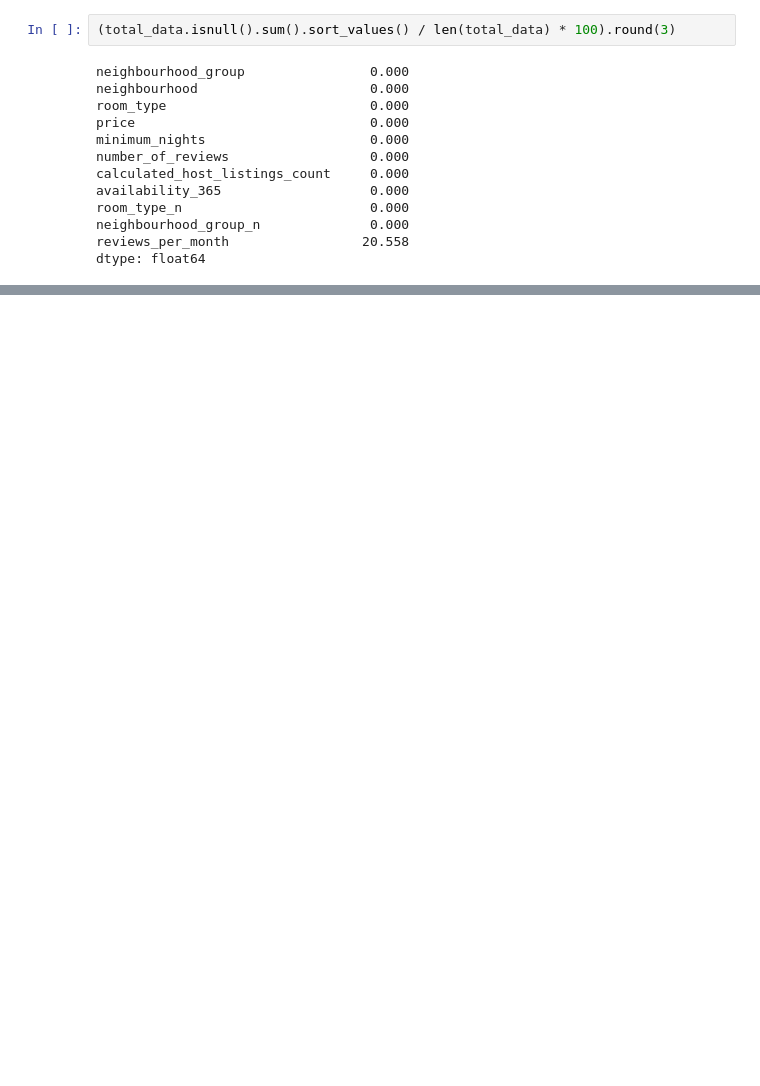
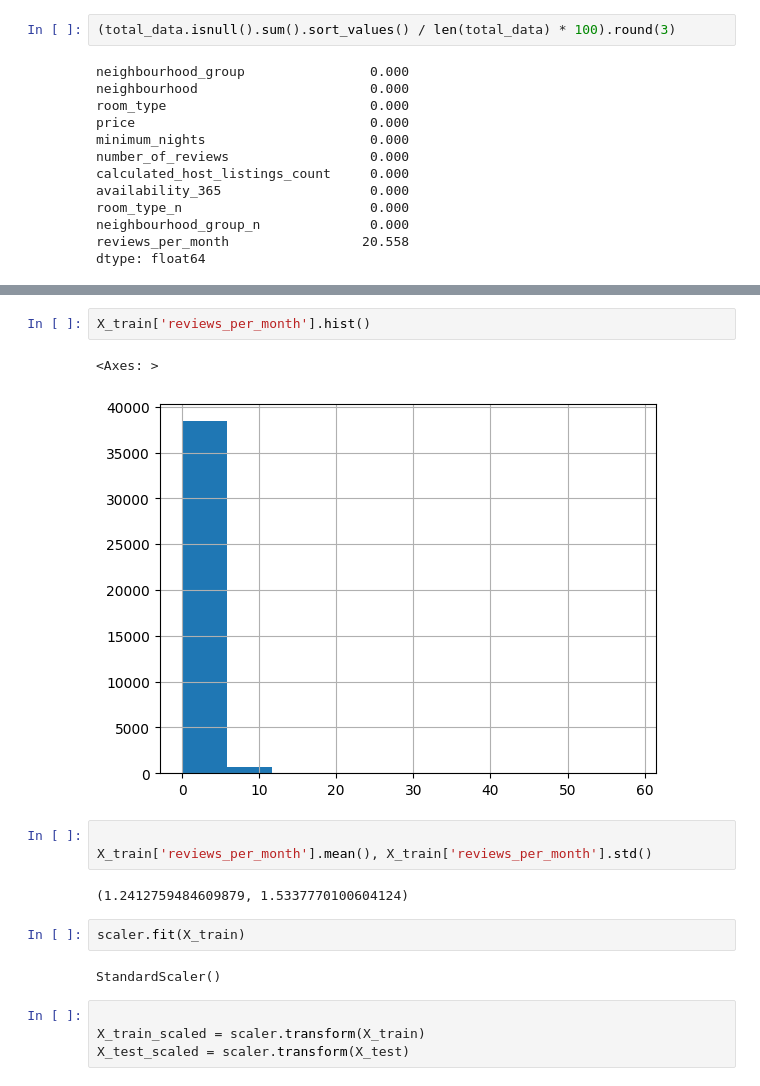
Before and after one commit to 4GeeksAcademy/nicholasdetriomachine-learning-python-template, a Jupyter notebook: src/explore.ipynb, the cells around one changed output, grey strips where cells are left out. Cells and saved outputs as stored; diff of their text form; blank space fills up the shorter version.

```diff
--- a/src/explore.ipynb
+++ b/src/explore.ipynb
@@ -772,0 +818,18 @@ X_test['Fare'] = X_test['Fare'].fillna(train_median_age)
+# %%
+X_train['reviews_per_month'].hist()
+# %% [output]
+<Axes: >
+[figure, added]
+# %%
+
+X_train['reviews_per_month'].mean(), X_train['reviews_per_month'].std()
+# %% [output]
+(1.2412759484609879, 1.5337770100604124)
+# %%
+scaler.fit(X_train)
+# %% [output]
+StandardScaler()
+# %%
+
+X_train_scaled = scaler.transform(X_train)
+X_test_scaled = scaler.transform(X_test)
```
Also changed, not shown: parts of 16 cells of this notebook.
